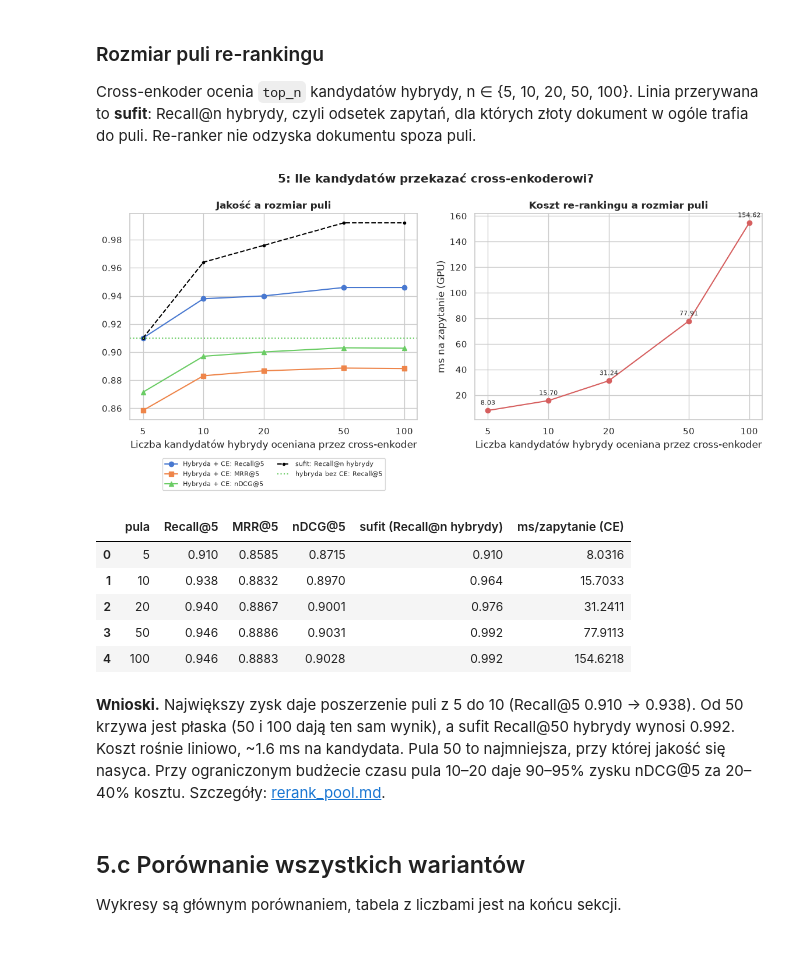
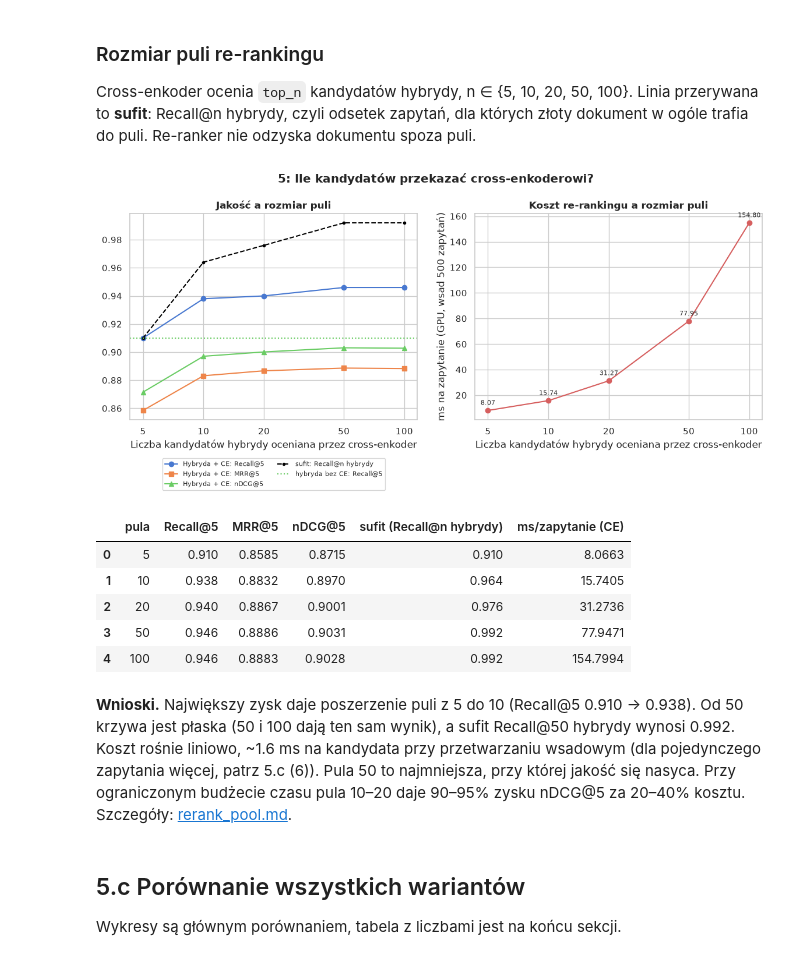
Before and after one commit to Voldziu/NLP, a Jupyter notebook: 03/dominik/dominik.ipynb, the cells around one changed output. Saved outputs shown, nothing was run; the diff lists cells and outputs as text; code cells hidden in the pictures.

```diff
--- a/03/dominik/dominik.ipynb
+++ b/03/dominik/dominik.ipynb
@@ -468,0 +595,31 @@ Koszyk „żaden” (n = 27) ma najniższe IDF (3.56) i niskie pokrycie (0.44).
+# %%
+def rank_or_inf(r):
+    return r if r is not None else float("inf")
+
+
+digit_bm25_better = sorted(
+    [q for q in subgroups["liczba"] if rank_or_inf(rank_bm25[q]) < rank_or_inf(rank_dense[q])],
+    key=lambda q: rank_bm25[q] - min(rank_or_inf(rank_dense[q]), DEPTH + 1),
+)
+print(f"Zapytania z liczbą: BM25 wyżej w {len(digit_bm25_better)}, bi-enkoder wyżej w "
+      f"{sum(rank_or_inf(rank_dense[q]) < rank_or_inf(rank_bm25[q]) for q in subgroups['liczba'])} "
+      f"(z {len(subgroups['liczba'])})\n")
+print("#" * 40, "LICZBY: BM25 wyżej", "#" * 40)
+for q_id in digit_bm25_better[:4]:
+    print(f"[{q_id}] {query_text[q_id]}")
+    print(f"  rank BM25: {fmt_rank(rank_bm25[q_id])} | rank bi-enkoder: {fmt_rank(rank_dense[q_id])}")
+    print(f"  ZŁOTY: {doc_text[qrels[q_id][0]][:220]}...\n")
+
+syn_dense_better = sorted(
+    [q for q in subgroups["synonim w akapicie"] if rank_or_inf(rank_dense[q]) < rank_or_inf(rank_bm25[q])],
+    key=lambda q: rank_dense[q] - min(rank_or_inf(rank_bm25[q]), DEPTH + 1),
+)
+print(f"Zapytania z synonimem: bi-enkoder wyżej w {len(syn_dense_better)}, BM25 wyżej w "
+      f"{sum(rank_or_inf(rank_bm25[q]) < rank_or_inf(rank_dense[q]) for q in subgroups['synonim w akapicie'])} "
+      f"(z {len(subgroups['synonim w akapicie'])})\n")
+print("#" * 40, "SYNONIMY: bi-enkoder wyżej", "#" * 40)
+for q_id in syn_dense_better[:6]:
+    pairs = ", ".join(f"{w} → {'/'.join(s)}" for w, s in synonym_pairs[q_id])
+    print(f"[{q_id}] {query_text[q_id]}")
+    print(f"  synonimy: {pairs} | rank BM25: {fmt_rank(rank_bm25[q_id])} | rank bi-enkoder: {fmt_rank(rank_dense[q_id])}")
+    print(f"  ZŁOTY: {doc_text[qrels[q_id][0]][:220]}...\n")
@@ -664,43 +843,43 @@ for n in [5, 10, 20, 50, 100]:
         "sufit (Recall@n hybrydy)": evaluate_rankings(hybrid_full, qrels, k=n)[f"Recall@{n}"],
         "ms/zapytanie (CE)": t / len(queries) * 1000,
     })
 df_pool = pd.DataFrame(pool_rows)
 
 fig, axes = plt.subplots(1, 2, figsize=(14, 4.6))
 ax = axes[0]
 for metric, marker in zip(METRICS, ["o", "s", "^"]):
     ax.plot(df_pool["pula"], df_pool[metric], marker=marker, label=f"Hybryda + CE: {metric}")
 ax.plot(df_pool["pula"], df_pool["sufit (Recall@n hybrydy)"], ls="--", color="black", marker=".", label="sufit: Recall@n hybrydy")
 ax.axhline(m_hybrid[METRICS[0]], color=COLORS["Hybryda RRF"], ls=":", lw=1.5, label=f"hybryda bez CE: {METRICS[0]}")
 ax.set_xscale("log")
 ax.set_xticks(df_pool["pula"], labels=df_pool["pula"].astype(str))
 ax.set_xlabel("Liczba kandydatów hybrydy oceniana przez cross-enkoder")
 ax.set_title("Jakość a rozmiar puli", fontweight="bold")
 ax.legend(fontsize=8, loc="upper center", bbox_to_anchor=(0.5, -0.17), ncol=2)
 
 ax = axes[1]
 ax.plot(df_pool["pula"], df_pool["ms/zapytanie (CE)"], marker="o", color=COLORS["Hybryda + CE (top-50)"])
 for _, row in df_pool.iterrows():
     ax.annotate(f"{row['ms/zapytanie (CE)']:.2f}", (row["pula"], row["ms/zapytanie (CE)"]), textcoords="offset points", xytext=(0, 7), ha="center", fontsize=8)
 ax.set_xscale("log")
 ax.set_xticks(df_pool["pula"], labels=df_pool["pula"].astype(str))
 ax.set_xlabel("Liczba kandydatów hybrydy oceniana przez cross-enkoder")
-ax.set_ylabel("ms na zapytanie (GPU)")
+ax.set_ylabel("ms na zapytanie (GPU, wsad 500 zapytań)")
 ax.set_title("Koszt re-rankingu a rozmiar puli", fontweight="bold")
 fig.suptitle("5: Ile kandydatów przekazać cross-enkoderowi?", fontweight="bold", y=1.03)
 save_fig(fig, "5_pula_rerankingu")
 plt.show()
 display(df_pool.round(4))
 # %% [output]
-[figure, old version]
+[figure, new version]
 |  | pula | Recall@5 | MRR@5 | nDCG@5 | sufit (Recall@n hybrydy) | ms/zapytanie (CE) |
-| 0 | 5 | 0.910 | 0.8585 | 0.8715 | 0.910 | 8.0316 |
-| 1 | 10 | 0.938 | 0.8832 | 0.8970 | 0.964 | 15.7033 |
-| 2 | 20 | 0.940 | 0.8867 | 0.9001 | 0.976 | 31.2411 |
-| 3 | 50 | 0.946 | 0.8886 | 0.9031 | 0.992 | 77.9113 |
-| 4 | 100 | 0.946 | 0.8883 | 0.9028 | 0.992 | 154.6218 |
+| 0 | 5 | 0.910 | 0.8585 | 0.8715 | 0.910 | 8.0663 |
+| 1 | 10 | 0.938 | 0.8832 | 0.8970 | 0.964 | 15.7405 |
+| 2 | 20 | 0.940 | 0.8867 | 0.9001 | 0.976 | 31.2736 |
+| 3 | 50 | 0.946 | 0.8886 | 0.9031 | 0.992 | 77.9471 |
+| 4 | 100 | 0.946 | 0.8883 | 0.9028 | 0.992 | 154.7994 |
 # %% [markdown]
-**Wnioski.** Największy zysk daje poszerzenie puli z 5 do 10 (Recall@5 0.910 → 0.938). Od 50 krzywa jest płaska (50 i 100 dają ten sam wynik), a sufit Recall@50 hybrydy wynosi 0.992. Koszt rośnie liniowo, ~1.6 ms na kandydata. Pula 50 to najmniejsza, przy której jakość się nasyca. Przy ograniczonym budżecie czasu pula 10–20 daje 90–95% zysku nDCG@5 za 20–40% kosztu. Szczegóły: [rerank_pool.md](rerank_pool.md).
+**Wnioski.** Największy zysk daje poszerzenie puli z 5 do 10 (Recall@5 0.910 → 0.938). Od 50 krzywa jest płaska (50 i 100 dają ten sam wynik), a sufit Recall@50 hybrydy wynosi 0.992. Koszt rośnie liniowo, ~1.6 ms na kandydata przy przetwarzaniu wsadowym (dla pojedynczego zapytania więcej, patrz 5.c (6)). Pula 50 to najmniejsza, przy której jakość się nasyca. Przy ograniczonym budżecie czasu pula 10–20 daje 90–95% zysku nDCG@5 za 20–40% kosztu. Szczegóły: [rerank_pool.md](rerank_pool.md).
 # %% [markdown]
 ## 5.c Porównanie wszystkich wariantów
 
```
Also changed, not shown: parts of 17 cells of this notebook, 9 other files.
